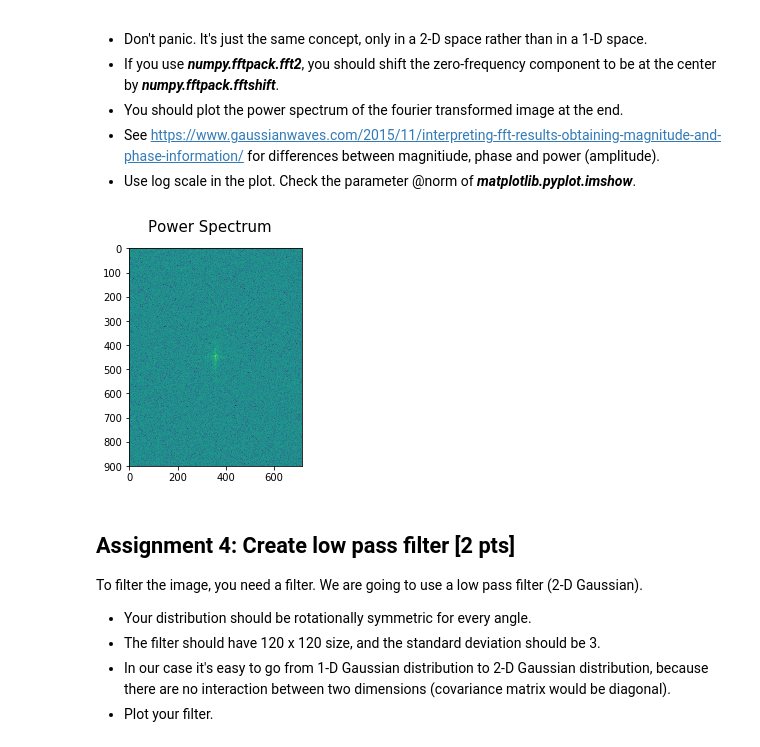
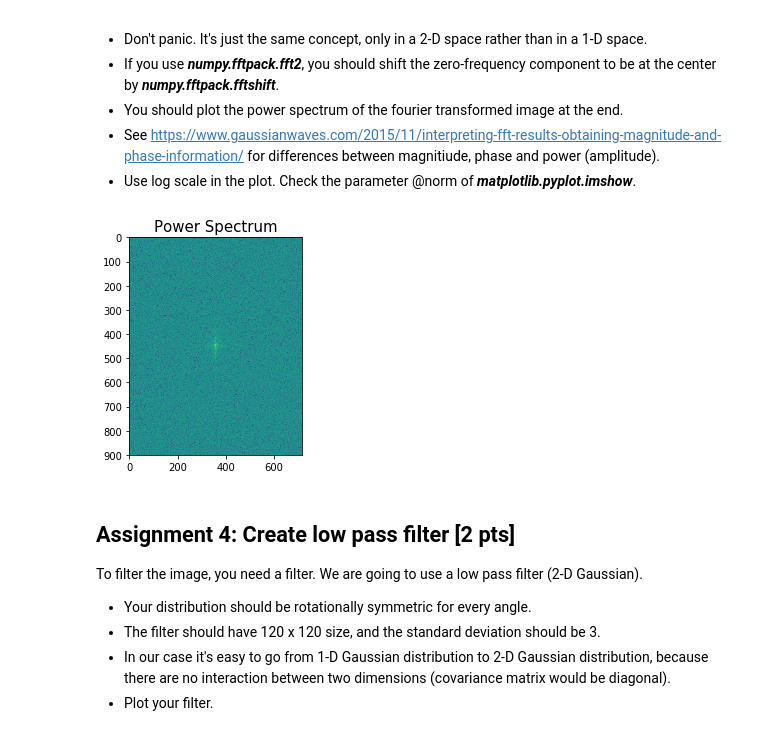
Before and after one commit to NBP-ACC/week-9-acc_4, a Jupyter notebook: sheet07.ipynb, the cells around one changed output. Saved outputs shown, nothing was run; the diff lists cells and outputs as text; code cells hidden in the pictures.

Commit message:
some tiny updates to plot

```diff
--- a/sheet07.ipynb
+++ b/sheet07.ipynb
@@ -140,21 +139,20 @@ Do a fourier transform on the image.
 - Use log scale in the plot. Check the parameter @norm of ***matplotlib.pyplot.imshow***.
 # %%
 # compute the fourier transform of the image and shift it to be zero centered
-#fft = fftpack.fftshift(fftpack.fft2(puzzle))
 fft = fftpack.fftshift(fftpack.fft2(puzzle))
 
 # calculate the power spectrum of the shifted fourier transformed image
 powerspec = np.abs(fft)**2
 
 # plot the spectrum using log scale, take the min and max values from our powerspec to normalize
 plt.imshow(powerspec, norm=colors.LogNorm(vmin=powerspec.min(), vmax=powerspec.max()))
 
 # set a title
-plt.suptitle('Power Spectrum', fontsize=15)
+plt.title('Power Spectrum', fontsize=15)
 
 plt.show()
 # %% [output]
-[figure, old version]
+[figure, new version]
 # %% [markdown]
 ## Assignment 4: Create low pass filter [2 pts]
 To filter the image, you need a filter. We are going to use a low pass filter (2-D Gaussian).
```
Also changed, not shown: parts of 4 cells of this notebook.
